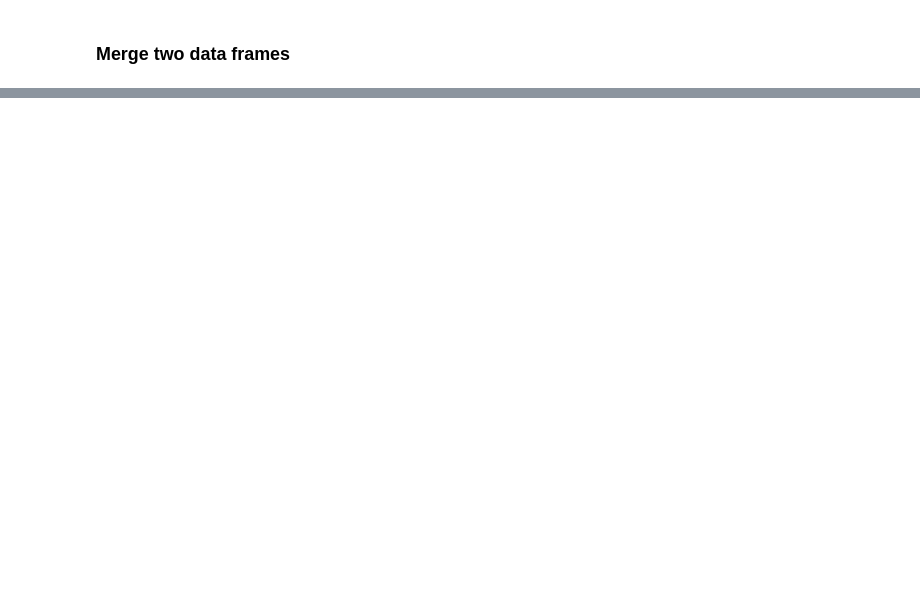
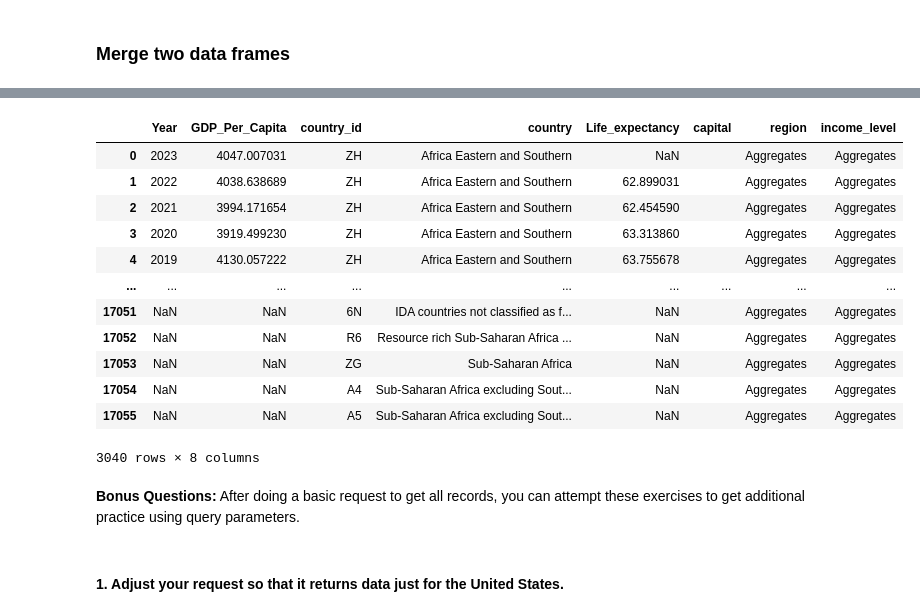
Before and after one commit to nss-data-science-cohort-8/un-exploration-ndpawar1981, a Jupyter notebook: Notebooks/UNData_API_Exercise.ipynb, the cells around one changed output, grey strips where cells are left out. Saved outputs shown, nothing was run; the diff lists cells and outputs as text; code cells hidden in the pictures; blank space fills up the shorter version.

Commit message:
Completed questions plus bonus 1-4

```diff
--- a/Notebooks/UNData_API_Exercise.ipynb
+++ b/Notebooks/UNData_API_Exercise.ipynb
@@ -174,0 +232,23 @@ gdp_le_df
+# %%
+#should this be dropped?
+gdp_le_country_final[gdp_le_country_final['region' ] == 'Aggregates']
+# %% [output]
+|  | Year | GDP_Per_Capita | country_id | country | Life_expectancy | capital | region | income_level |
+| 0 | 2023 | 4047.007031 | ZH | Africa Eastern and Southern | NaN |  | Aggregates | Aggregates |
+| 1 | 2022 | 4038.638689 | ZH | Africa Eastern and Southern | 62.899031 |  | Aggregates | Aggregates |
+| 2 | 2021 | 3994.171654 | ZH | Africa Eastern and Southern | 62.454590 |  | Aggregates | Aggregates |
+| 3 | 2020 | 3919.499230 | ZH | Africa Eastern and Southern | 63.313860 |  | Aggregates | Aggregates |
+| 4 | 2019 | 4130.057222 | ZH | Africa Eastern and Southern | 63.755678 |  | Aggregates | Aggregates |
+| ... | ... | ... | ... | ... | ... | ... | ... | ... |
+| 17051 | NaN | NaN | 6N | IDA countries not classified as f... | NaN |  | Aggregates | Aggregates |
+| 17052 | NaN | NaN | R6 | Resource rich Sub-Saharan Africa ... | NaN |  | Aggregates | Aggregates |
+| 17053 | NaN | NaN | ZG | Sub-Saharan Africa | NaN |  | Aggregates | Aggregates |
+| 17054 | NaN | NaN | A4 | Sub-Saharan Africa excluding Sout... | NaN |  | Aggregates | Aggregates |
+| 17055 | NaN | NaN | A5 | Sub-Saharan Africa excluding Sout... | NaN |  | Aggregates | Aggregates |
+3040 rows × 8 columns
+# %% [markdown]
+
+
+**Bonus Questions:** After doing a basic request to get all records, you can attempt these exercises to get additional practice using query parameters.
+# %% [markdown]
+#### 1. Adjust your request so that it returns data just for the United States.
```
Also changed, not shown: parts of 25 cells of this notebook.
